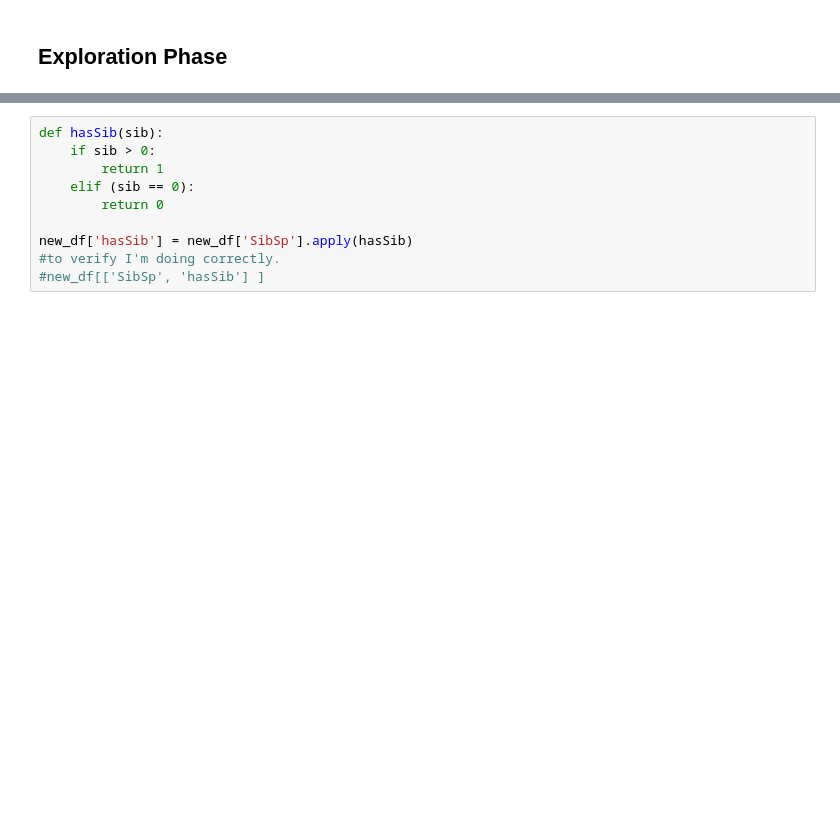
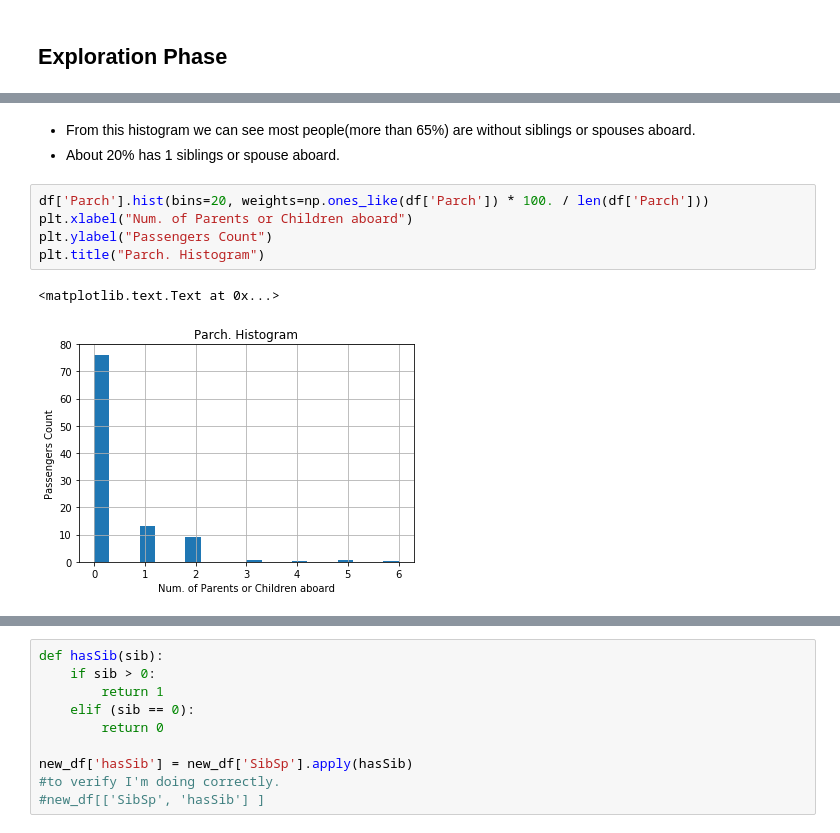
Before and after one commit to sunpochin/dand-p2-investigate-titanic-data, a Jupyter notebook: investigate-titanic-data.ipynb, the cells around one changed output, grey strips where cells are left out. Saved outputs shown, nothing was run; the diff lists cells and outputs as text; blank space fills up the shorter version.

```diff
--- a/investigate-titanic-data.ipynb
+++ b/investigate-titanic-data.ipynb
@@ -249,0 +237,11 @@ memory usage: 76.6+ KB
+# %% [markdown]
+* From this histogram we can see most people(more than 65%) are without siblings or spouses aboard.
+* About 20% has 1 siblings or spouse aboard.
+# %%
+df['Parch'].hist(bins=20, weights=np.ones_like(df['Parch']) * 100. / len(df['Parch']))
+plt.xlabel("Num. of Parents or Children aboard")
+plt.ylabel("Passengers Count")
+plt.title("Parch. Histogram")
+# %% [output]
+<matplotlib.text.Text at 0x...>
+[figure, added]
```
Also changed, not shown: parts of 41 cells of this notebook.
